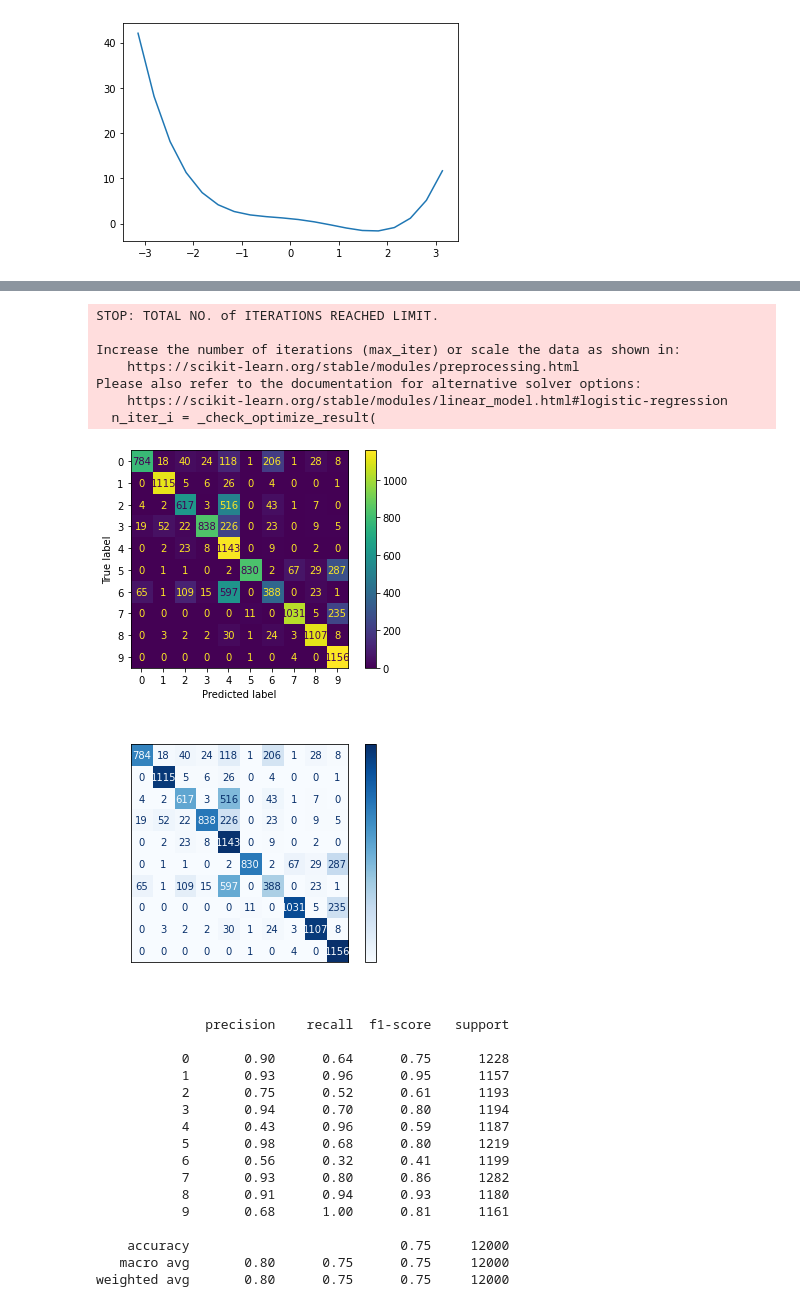
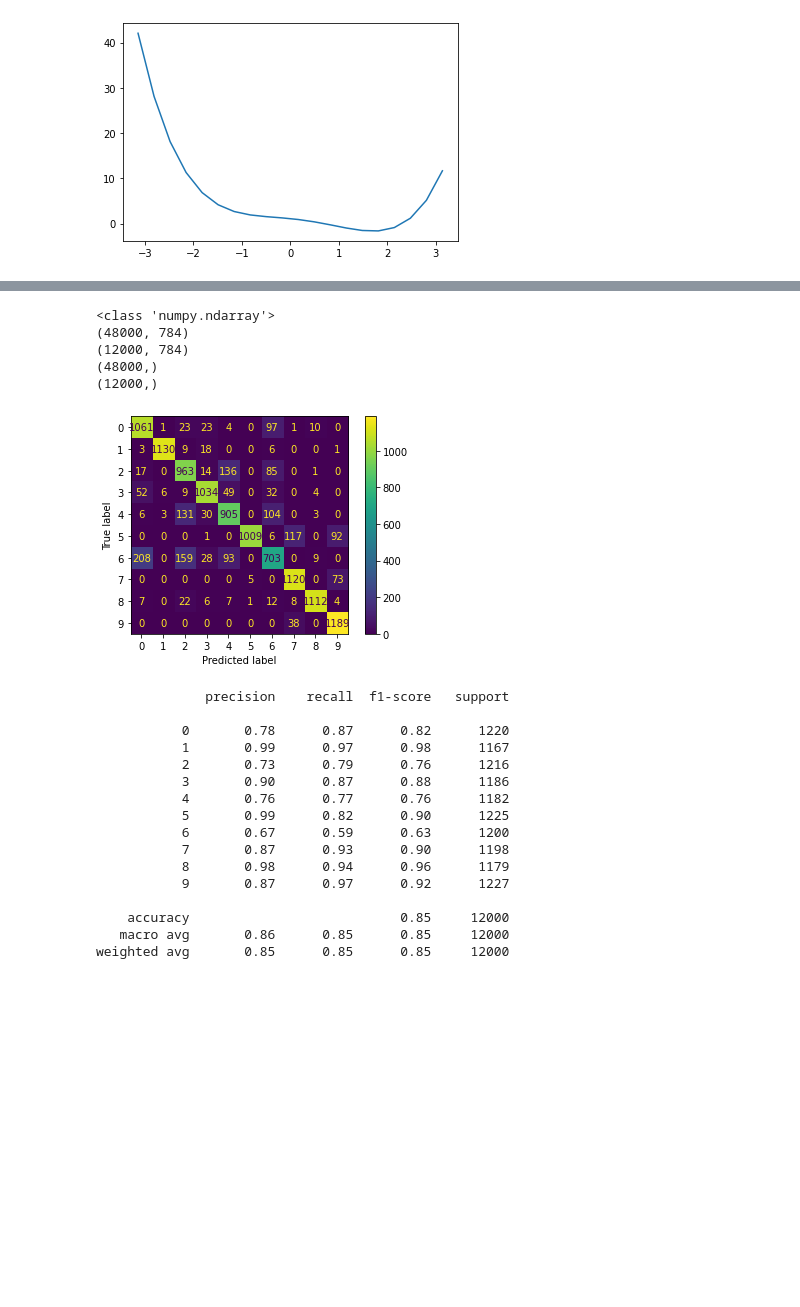
Before and after one commit to eriksali/DNN_2023_DL, a Jupyter notebook: Copy_of_Copy_of_a1_pytorch_sklearn_knn_regression.ipynb, the cells around one changed output, grey strips where cells are left out. Cells and saved outputs as stored; diff of their text form; code cells hidden in the pictures; blank space fills up the shorter version.

```diff
--- a/Copy_of_Copy_of_a1_pytorch_sklearn_knn_regression.ipynb
+++ b/Copy_of_Copy_of_a1_pytorch_sklearn_knn_regression.ipynb
@@ -568,9 +832,15 @@ Result: y = 1.092730555301683 + -1.0606435720080434 x + -0.6274844991123921 x^2
 # %%
+
+'''
+a1_question_5:  use k-NN classifier to perform recognition
+
+k = 5
+
+'''
 
 import pandas as pd
 #from sklearn.datasets import load_breast_cancer
 from sklearn.neighbors import KNeighborsClassifier
-from sklearn.linear_model import LogisticRegression
 from sklearn.model_selection import train_test_split
 
 '''
@@ -637,84 +907,76 @@ print(y_train.shape)
 print(y_test.shape)
 '''
 
-from sklearn.preprocessing import StandardScaler
-
-scaler = StandardScaler()
-X_train_scaled = scaler.fit_transform(X_train.astype(np.float64))
-
-logi_regr = LogisticRegression(random_state=None)
-logi_regr.fit(X_train_scaled, y_train)
-
-y_pred = logi_regr.predict(X_test)
-
+# train the model
+knn = KNeighborsClassifier(n_neighbors=5)
+knn.fit(X_train, y_train)
+y_pred = knn.predict(X_test)
 
 # compute accuracy of the model
-logi_regr.score(X_test, y_test)
+knn.score(X_test, y_test)
 
 
 # Create a confusion matrix
 
 from sklearn.metrics import confusion_matrix
 
-cm = confusion_matrix(y_test, y_pred)
+cm = confusion_matrix(y_test,y_pred)
 cm
 
 
 
 # Plot the confusion matrix
 
 import matplotlib.pyplot as plt
 from sklearn.metrics import plot_confusion_matrix
 
 from sklearn import metrics
 
 confusion_matrix = metrics.confusion_matrix(y_test, y_pred)
 
 ##cm_display = metrics.ConfusionMatrixDisplay(confusion_matrix = confusion_matrix, display_labels = [False, True])
 cm_display = metrics.ConfusionMatrixDisplay(confusion_matrix = confusion_matrix)
 
 cm_display.plot()
 plt.show()
 
+'''
 color = 'white'
-matrix = plot_confusion_matrix(logi_regr, X_test, y_test, cmap=plt.cm.Blues)
+matrix = plot_confusion_matrix(knn, X_test, y_test, cmap=plt.cm.Blues)
 matrix.ax_.set_title('Confusion Matrix', color=color)
 plt.xlabel('Predicted Label', color=color)
 plt.ylabel('True Label', color=color)
 plt.gcf().axes[0].tick_params(colors=color)
 plt.gcf().axes[1].tick_params(colors=color)
 plt.show()
-
+'''
 
 # Run the classification report
 
 from sklearn.metrics import classification_report
 
 print(classification_report(y_test, y_pred))
 # %% [output]
-STOP: TOTAL NO. of ITERATIONS REACHED LIMIT.
-
-Increase the number of iterations (max_iter) or scale the data as shown in:
-    https://scikit-learn.org/stable/modules/preprocessing.html
-Please also refer to the documentation for alternative solver options:
-    https://scikit-learn.org/stable/modules/linear_model.html#logistic-regression
-  n_iter_i = _check_optimize_result(
+<class 'numpy.ndarray'>
+(48000, 784)
+(12000, 784)
+(48000,)
+(12000,)
-[figure, old version]
+[figure, new version]
-[figure, removed]
               precision    recall  f1-score   support
 
-           0       0.90      0.64      0.75      1228
-           1       0.93      0.96      0.95      1157
-           2       0.75      0.52      0.61      1193
-           3       0.94      0.70      0.80      1194
-           4       0.43      0.96      0.59      1187
-           5       0.98      0.68      0.80      1219
-           6       0.56      0.32      0.41      1199
-           7       0.93      0.80      0.86      1282
-           8       0.91      0.94      0.93      1180
-           9       0.68      1.00      0.81      1161
+           0       0.78      0.87      0.82      1220
+           1       0.99      0.97      0.98      1167
+           2       0.73      0.79      0.76      1216
+           3       0.90      0.87      0.88      1186
+           4       0.76      0.77      0.76      1182
+           5       0.99      0.82      0.90      1225
+           6       0.67      0.59      0.63      1200
+           7       0.87      0.93      0.90      1198
+           8       0.98      0.94      0.96      1179
+           9       0.87      0.97      0.92      1227
 
-    accuracy                           0.75     12000
-   macro avg       0.80      0.75      0.75     12000
-weighted avg       0.80      0.75      0.75     12000
+    accuracy                           0.85     12000
+   macro avg       0.86      0.85      0.85     12000
+weighted avg       0.85      0.85      0.85     12000
 # %%
```
Also changed, not shown: parts of 19 cells of this notebook.
